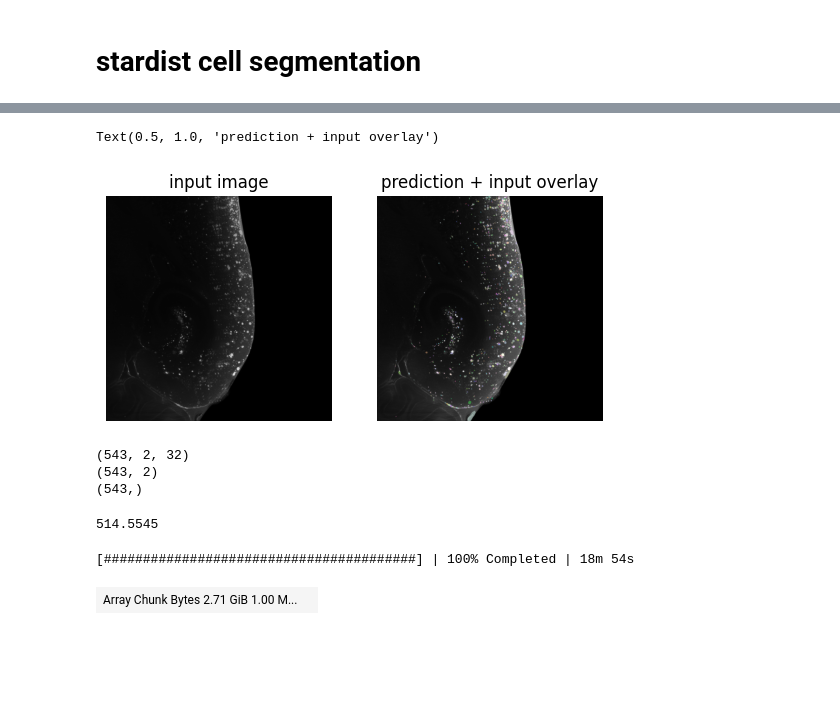
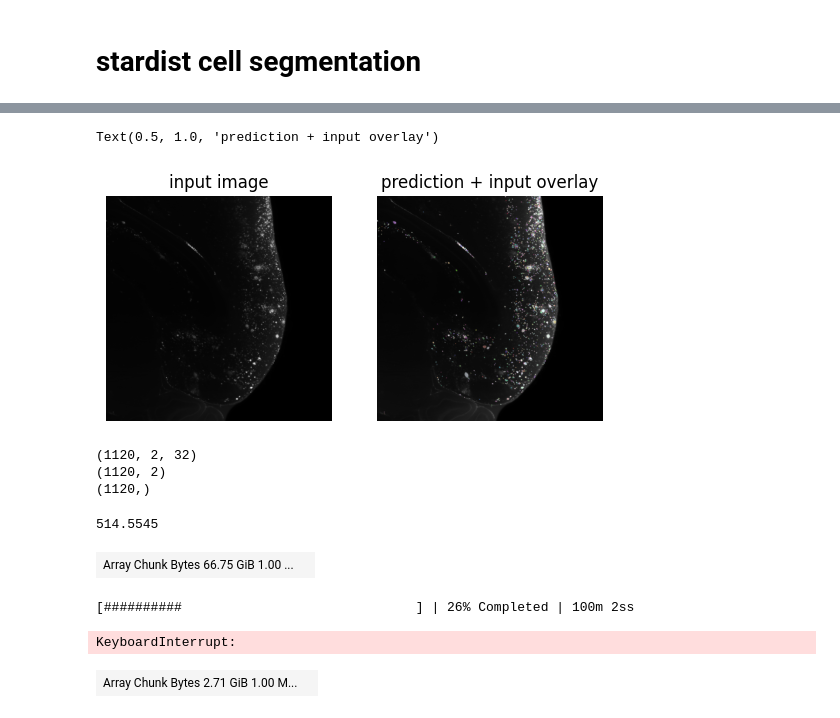
Before and after one commit to khanlab/SPIMquant, a Jupyter notebook: stardist.ipynb, the cells around one changed output, grey strips where cells are left out. Drawn from its saved outputs; the diff is of its cells as text; code cells hidden in the pictures; blank space fills up the shorter version.

```diff
--- a/stardist.ipynb
+++ b/stardist.ipynb
@@ -21,5 +12,8 @@ To enable the following instructions: AVX2 FMA, in other operations, rebuild Ten
 # %%
 in_zarr_pattern = '/cifs/prado/Kelly/data/lightsheet/bids/test_bids/sub-{subject}/micr/sub-{subject}_sample-brain_acq-{acq}_spim.ome.zarr.zip'
+subject='mouse1'
+acq='4x'
+channel=0
 in_zarr = in_zarr_pattern.format(subject=subject, acq=acq)
 # %%
 from stardist.models import StarDist2D
@@ -45,26 +40,26 @@ Using default values: prob_thresh=0.479071, nms_thresh=0.3.
 # %%
 #try running the model on a slice
 from stardist.plot import render_label
 from csbdeep.utils import normalize
 import matplotlib.pyplot as plt
 
-darr = da.from_zarr(zarr_abeta,component='/0')
-img = darr[30,3000:5000,3000:5000].squeeze().compute()
+darr = da.from_zarr(in_zarr,component='/0')[channel,:,:,:].squeeze()
+img = darr[500,3000:5000,3000:5000].squeeze().compute()
 
 labels, details = model.predict_instances(normalize(img))
 
 plt.subplot(1,2,1)
 plt.imshow(img, cmap="gray")
 plt.axis("off")
 plt.title("input image")
 
 plt.subplot(1,2,2)
 plt.imshow(render_label(labels, img=img))
 plt.axis("off")
 plt.title("prediction + input overlay")
 # %% [output]
 Text(0.5, 1.0, 'prediction + input overlay')
-[figure, old version]
+[figure, new version]
 # %%
 #coords are the coordinates of polygons
 #points are the centroids
@@ -74,9 +69,9 @@ print(details['coord'].shape)
 print(details['points'].shape)
 print(details['prob'].shape)
 # %% [output]
-(543, 2, 32)
-(543, 2)
-(543,)
+(1120, 2, 32)
+(1120, 2)
+(1120,)
 # %%
 details['coord'][:,1].max()
 # %% [output]
@@ -92,14 +87,19 @@ def stardist_2d(x):
 #darr_labelled = darr[800:801,:,:].rechunk((1,chunkdim,chunkdim)).map_blocks(stardist_2d,dtype='uint8')
 darr_labelled = darr[:,:,:].map_blocks(stardist_2d,dtype='uint8')
 #darr_labelled = darr[800:801,:,:].map_blocks(stardist_2d,dtype='uint16')
+
+darr_labelled
+# %% [output]
+| Array Chunk Bytes 66.75 GiB 1.00 ... |  |
 # %%
 with ProgressBar():
-    darr_labelled.to_zarr('stardisk_labels.zarr',
+    darr_labelled.to_zarr('stardisk_acq-4x_labels.zarr',
                           overwrite=True,
                           storage_options={'dimension_separator':'/'})
     #arr_labelled = darr_labelled.compute()
 # %% [output]
-[########################################] | 100% Completed | 18m 54s
+[##########                              ] | 26% Completed | 100m 2ss
+KeyboardInterrupt:
 # %%
 darr_labels = da.from_zarr('stardisk_labels.zarr',component='/').astype('bool')
 darr_labels
```
Also changed, not shown: parts of 2 cells of this notebook, 1 other file.
